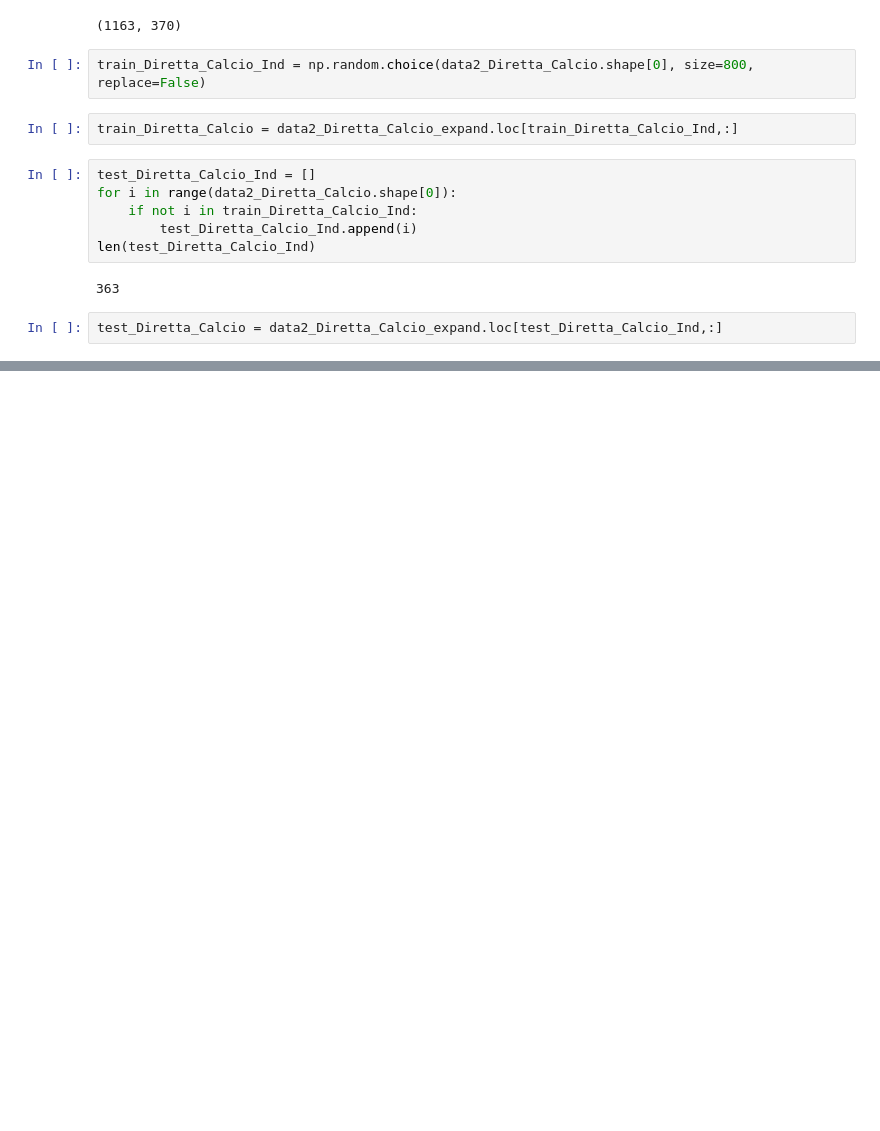
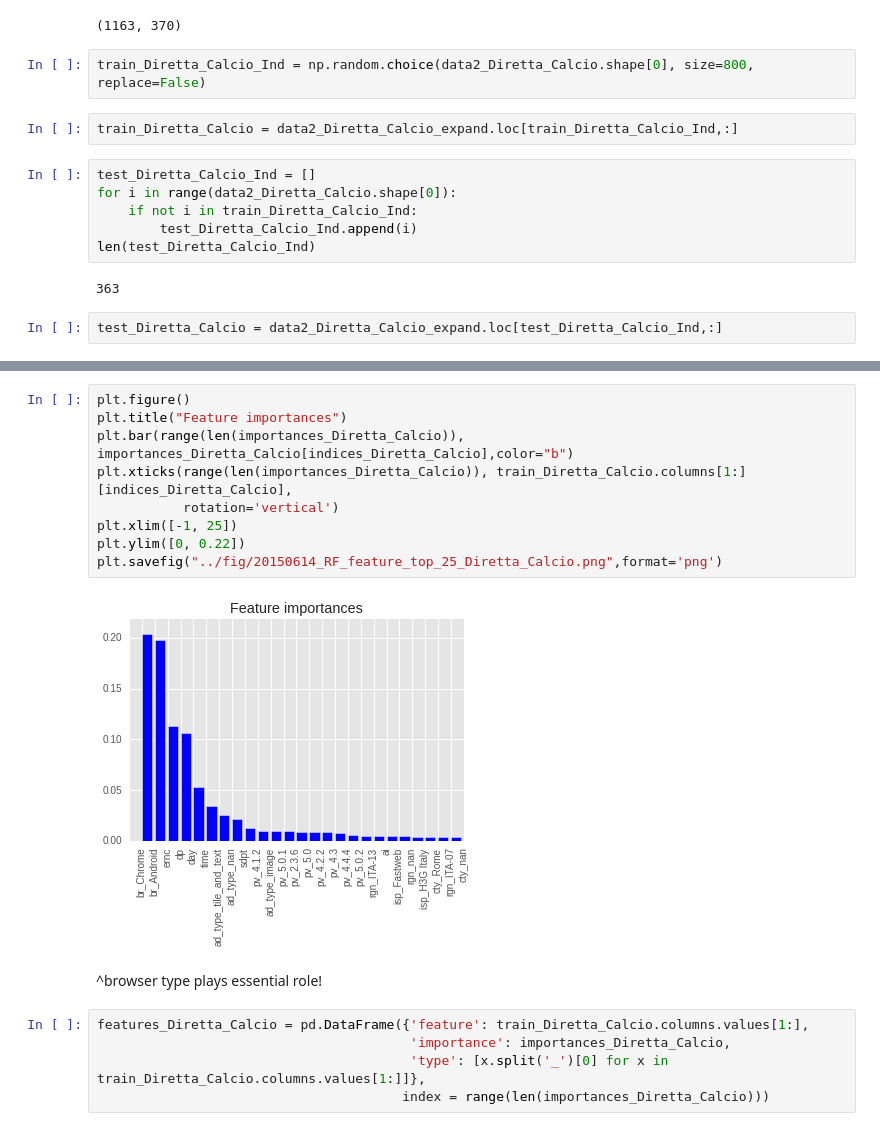
Before and after one commit to hellowendy/Insight_Data_Science, a Jupyter notebook: notebook/Zenit_specifc_APP_analysis.ipynb, the cells around one changed output, grey strips where cells are left out. Drawn from its saved outputs; the diff is of its cells as text; blank space fills up the shorter version.

```diff
--- a/notebook/Zenit_specifc_APP_analysis.ipynb
+++ b/notebook/Zenit_specifc_APP_analysis.ipynb
@@ -185,0 +250,18 @@ test_Diretta_Calcio = data2_Diretta_Calcio_expand.loc[test_Diretta_Calcio_Ind,:]
+# %%
+plt.figure()
+plt.title("Feature importances")
+plt.bar(range(len(importances_Diretta_Calcio)), importances_Diretta_Calcio[indices_Diretta_Calcio],color="b")
+plt.xticks(range(len(importances_Diretta_Calcio)), train_Diretta_Calcio.columns[1:][indices_Diretta_Calcio],
+           rotation='vertical')
+plt.xlim([-1, 25])
+plt.ylim([0, 0.22])
+plt.savefig("../fig/20150614_RF_feature_top_25_Diretta_Calcio.png",format='png')
+# %% [output]
+[figure, added]
+# %% [markdown]
+^browser type plays essential role!
+# %%
+features_Diretta_Calcio = pd.DataFrame({'feature': train_Diretta_Calcio.columns.values[1:],
+                                        'importance': importances_Diretta_Calcio,
+                                        'type': [x.split('_')[0] for x in train_Diretta_Calcio.columns.values[1:]]},
+                                       index = range(len(importances_Diretta_Calcio)))
```
Also changed, not shown: parts of 155 cells of this notebook, 1 other file.
